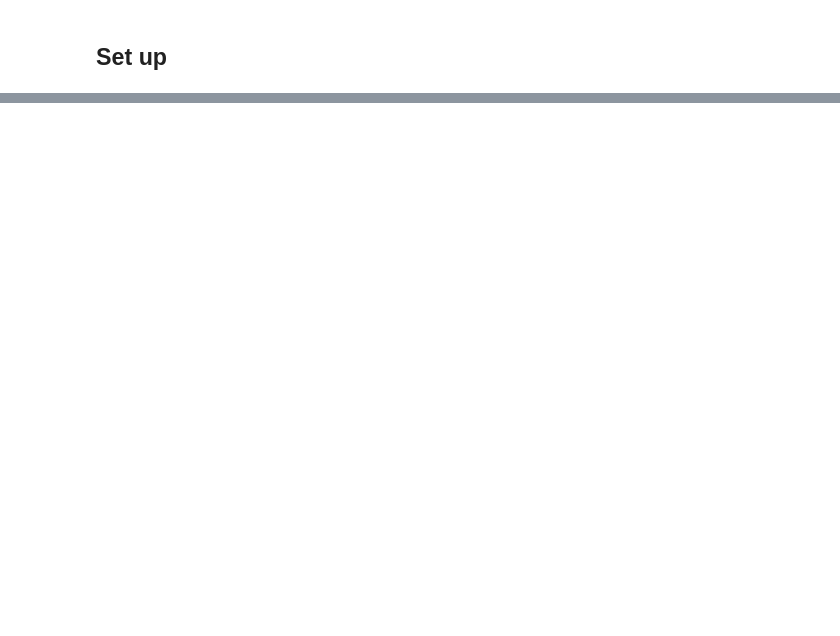
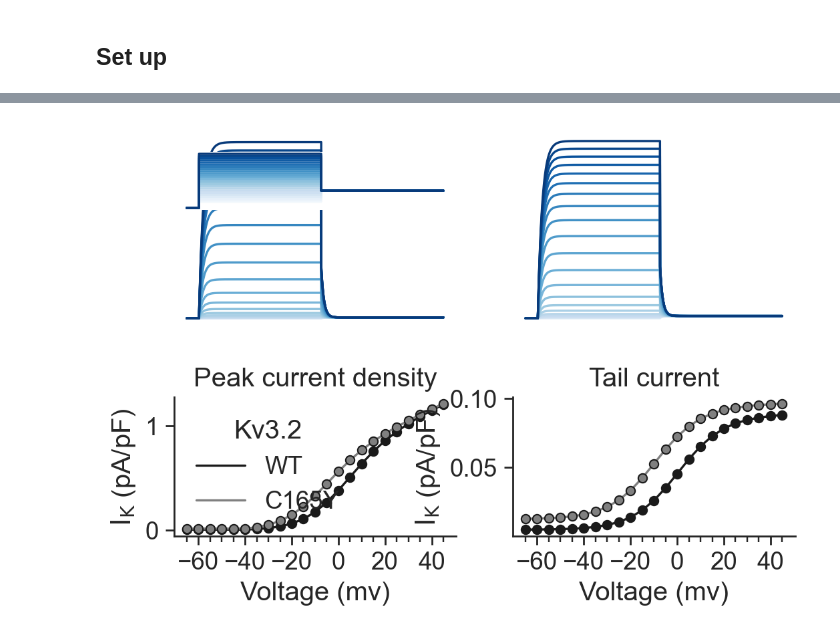
Before and after one commit to ChrisCurrin/pv-kcnc2, a Jupyter notebook: notebook.ipynb, the cells around one changed output, grey strips where cells are left out. Drawn from its saved outputs; the diff is of its cells as text; code cells hidden in the pictures; blank space fills up the shorter version.

```diff
--- a/notebook.ipynb
+++ b/notebook.ipynb
@@ -50,0 +194,68 @@ pv[0]
+# %%
+sns.set_palette("Blues", len(vclamp_values))
+sns.set_context("paper", font_scale=1.5)
+
+fig, axes = plt.subplot_mosaic(
+    [["ik", "ik_mut"], ["ik", "ik_mut"], ["i-v peak", "i-v tail"]],
+    gridspec_kw={"height_ratios": [0.8, 1, 2], "hspace": 0.8},
+    dpi=200,
+)
+# create inset axis
+axes["v"] = axes["ik"].inset_axes([0.0, 0.6, 1.0, 0.3])
+
+# plot sample lines
+for key in sample_lines.keys():
+    for line in sample_lines[key]:
+        axes[key].plot(t_np, line)
+
+# take only vclamp values
+plot_points = points[points["v"].isin(vclamp_values)]
+
+VOLTAGE_MV = "Voltage (mv)"
+
+sns.lineplot(
+    data=plot_points,
+    x="v",
+    y="peak ik",
+    ax=axes["i-v peak"],
+    hue="Kv3.2",
+    palette=["k", "gray"],
+    marker="o",
+    markeredgecolor="k",
+    legend=True,
+)
+sns.lineplot(
+    data=plot_points,
+    x="v",
+    y="tail ik",
+    ax=axes["i-v tail"],
+    hue="Kv3.2",
+    palette=["k", "gray"],
+    marker="o",
+    markeredgecolor="k",
+    legend=False,
+)
+
+
+axes["v"].set_ylim(env_var()["v_init"] - 5, max(vclamp_values) + 5)
+# set ylims the same for ik and ikmut
+ymax = max(axes["ik"].get_ylim()[1], axes["ik_mut"].get_ylim()[1])
+for ax in [axes["ik"], axes["ik_mut"]]:
+    ax.set_ylim(top=ymax)
+
+axes["i-v peak"].set_title("Peak current density")
+axes["i-v tail"].set_title("Tail current")
+
+for ax in [axes["v"], axes["ik"], axes["ik_mut"]]:
+    sns.despine(ax=ax, left=True, bottom=True)
+    ax.set(yticks=[], xticks=[])
+
+for ax in [axes["i-v peak"], axes["i-v tail"]]:
+    ax.set_xlabel(VOLTAGE_MV)
+    ax.set_ylabel("$\\rm{I_{K}}$ (pA/pF)")
+    ax.set_xticks(plot_points["v"], minor=True)
+    ax.set_xticks(
+        np.arange(vclamp_values.min() + 5, vclamp_values.max() + 5, 20), minor=False
+    )
+# %% [output]
+[figure, added]
```
Also changed, not shown: parts of 8 cells of this notebook, 10 other files.
